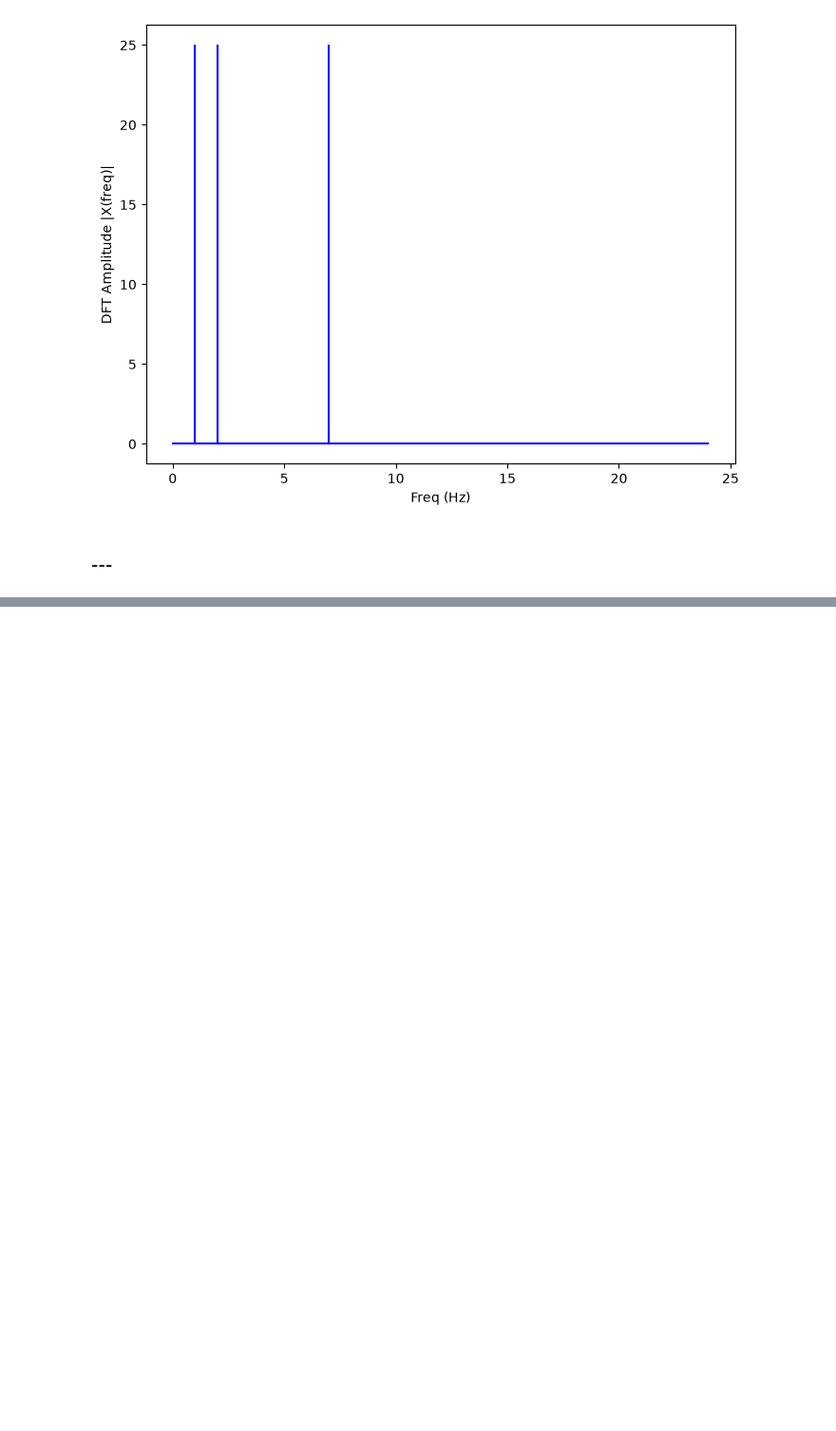
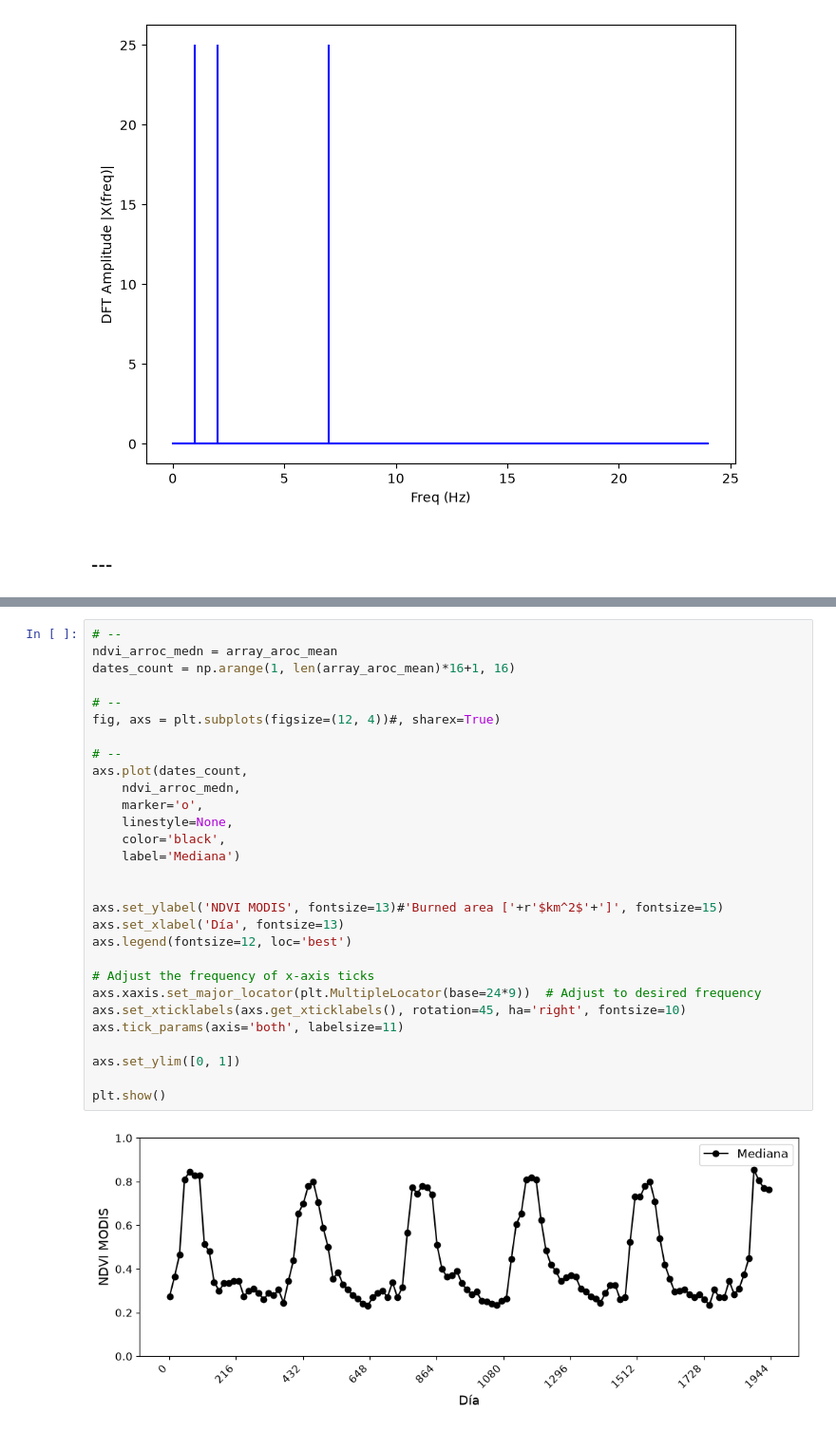
Before and after one commit to francobarrionuevoenv21/MAIE_devs_pub, a Jupyter notebook: Modelos/Transf_fourier/fourier_test.ipynb, the cells around one changed output, grey strips where cells are left out. Shown at 95% size. Saved outputs shown, nothing was run; the diff lists cells and outputs as text; blank space fills up the shorter version.

```diff
--- a/Modelos/Transf_fourier/fourier_test.ipynb
+++ b/Modelos/Transf_fourier/fourier_test.ipynb
@@ -140,0 +190,31 @@ ax.plot(t, cos_04*t)
+# %%
+# --
+ndvi_arroc_medn = array_aroc_mean
+dates_count = np.arange(1, len(array_aroc_mean)*16+1, 16)
+
+# --
+fig, axs = plt.subplots(figsize=(12, 4))#, sharex=True)
+
+# --
+axs.plot(dates_count,
+    ndvi_arroc_medn,
+    marker='o',
+    linestyle=None,
+    color='black',
+    label='Mediana')
+
+
+axs.set_ylabel('NDVI MODIS', fontsize=13)#'Burned area ['+r'$km^2$'+']', fontsize=15)
+axs.set_xlabel('Día', fontsize=13)
+axs.legend(fontsize=12, loc='best')
+
+# Adjust the frequency of x-axis ticks
+axs.xaxis.set_major_locator(plt.MultipleLocator(base=24*9))  # Adjust to desired frequency
+axs.set_xticklabels(axs.get_xticklabels(), rotation=45, ha='right', fontsize=10)
+axs.tick_params(axis='both', labelsize=11)
+
+axs.set_ylim([0, 1])
+
+plt.show()
+# %% [output]
+[figure, added]
```
Also changed, not shown: parts of 17 cells of this notebook, 10 other files.
